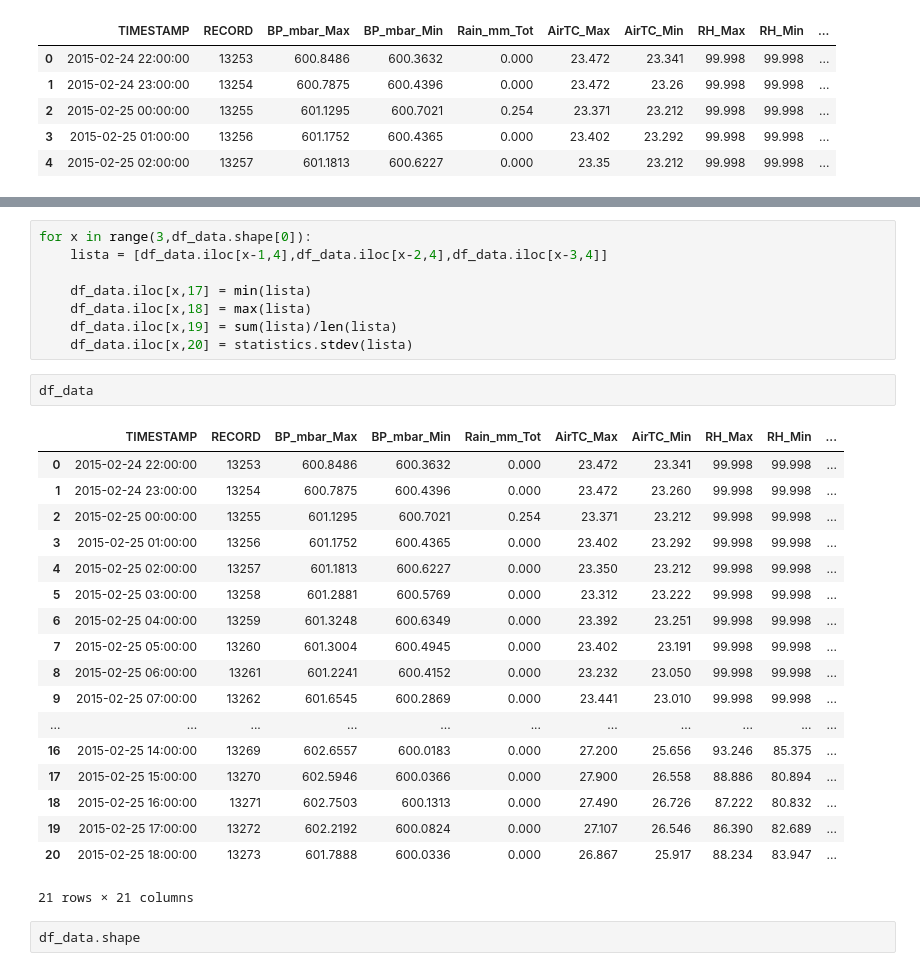
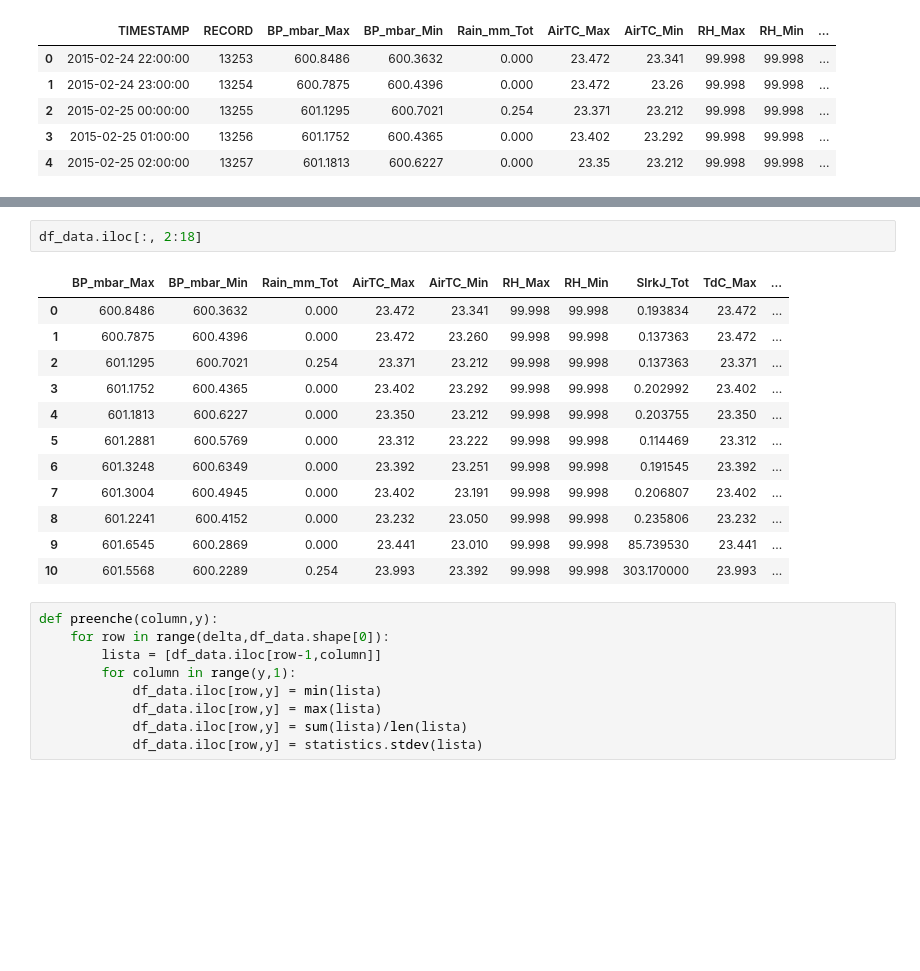
Before and after one commit to Naelia/pibic, a Jupyter notebook: notebooks/Teste.ipynb, the cells around one changed output, grey strips where cells are left out. Drawn from its saved outputs; the diff is of its cells as text; blank space fills up the shorter version.

Commit message:
Criação de novas colunas e preenchendo com os valores das antigas.

```diff
--- a/notebooks/Teste.ipynb
+++ b/notebooks/Teste.ipynb
@@ -83,31 +263,24 @@ df_data
+# %%
+df_data.iloc[:, 2:18]
+# %% [output]
+|  | BP_mbar_Max | BP_mbar_Min | Rain_mm_Tot | AirTC_Max | AirTC_Min | RH_Max | RH_Min | SlrkJ_Tot | TdC_Max | ... |
+| 0 | 600.8486 | 600.3632 | 0.000 | 23.472 | 23.341 | 99.998 | 99.998 | 0.193834 | 23.472 | ... |
+| 1 | 600.7875 | 600.4396 | 0.000 | 23.472 | 23.260 | 99.998 | 99.998 | 0.137363 | 23.472 | ... |
+| 2 | 601.1295 | 600.7021 | 0.254 | 23.371 | 23.212 | 99.998 | 99.998 | 0.137363 | 23.371 | ... |
+| 3 | 601.1752 | 600.4365 | 0.000 | 23.402 | 23.292 | 99.998 | 99.998 | 0.202992 | 23.402 | ... |
+| 4 | 601.1813 | 600.6227 | 0.000 | 23.350 | 23.212 | 99.998 | 99.998 | 0.203755 | 23.350 | ... |
+| 5 | 601.2881 | 600.5769 | 0.000 | 23.312 | 23.222 | 99.998 | 99.998 | 0.114469 | 23.312 | ... |
+| 6 | 601.3248 | 600.6349 | 0.000 | 23.392 | 23.251 | 99.998 | 99.998 | 0.191545 | 23.392 | ... |
+| 7 | 601.3004 | 600.4945 | 0.000 | 23.402 | 23.191 | 99.998 | 99.998 | 0.206807 | 23.402 | ... |
+| 8 | 601.2241 | 600.4152 | 0.000 | 23.232 | 23.050 | 99.998 | 99.998 | 0.235806 | 23.232 | ... |
+| 9 | 601.6545 | 600.2869 | 0.000 | 23.441 | 23.010 | 99.998 | 99.998 | 85.739530 | 23.441 | ... |
+| 10 | 601.5568 | 600.2289 | 0.254 | 23.993 | 23.392 | 99.998 | 99.998 | 303.170000 | 23.993 | ... |
 # %%
-for x in range(3,df_data.shape[0]):
-    lista = [df_data.iloc[x-1,4],df_data.iloc[x-2,4],df_data.iloc[x-3,4]]
-
-    df_data.iloc[x,17] = min(lista)
-    df_data.iloc[x,18] = max(lista)
-    df_data.iloc[x,19] = sum(lista)/len(lista)
-    df_data.iloc[x,20] = statistics.stdev(lista)
+def preenche(column,y):
+    for row in range(delta,df_data.shape[0]):
+        lista = [df_data.iloc[row-1,column]]
+        for column in range(y,1):
+            df_data.iloc[row,y] = min(lista)
+            df_data.iloc[row,y] = max(lista)
+            df_data.iloc[row,y] = sum(lista)/len(lista)
+            df_data.iloc[row,y] = statistics.stdev(lista)
-# %%
-df_data
-# %% [output]
-|  | TIMESTAMP | RECORD | BP_mbar_Max | BP_mbar_Min | Rain_mm_Tot | AirTC_Max | AirTC_Min | RH_Max | RH_Min | ... |
-| 0 | 2015-02-24 22:00:00 | 13253 | 600.8486 | 600.3632 | 0.000 | 23.472 | 23.341 | 99.998 | 99.998 | ... |
-| 1 | 2015-02-24 23:00:00 | 13254 | 600.7875 | 600.4396 | 0.000 | 23.472 | 23.260 | 99.998 | 99.998 | ... |
-| 2 | 2015-02-25 00:00:00 | 13255 | 601.1295 | 600.7021 | 0.254 | 23.371 | 23.212 | 99.998 | 99.998 | ... |
-| 3 | 2015-02-25 01:00:00 | 13256 | 601.1752 | 600.4365 | 0.000 | 23.402 | 23.292 | 99.998 | 99.998 | ... |
-| 4 | 2015-02-25 02:00:00 | 13257 | 601.1813 | 600.6227 | 0.000 | 23.350 | 23.212 | 99.998 | 99.998 | ... |
-| 5 | 2015-02-25 03:00:00 | 13258 | 601.2881 | 600.5769 | 0.000 | 23.312 | 23.222 | 99.998 | 99.998 | ... |
-| 6 | 2015-02-25 04:00:00 | 13259 | 601.3248 | 600.6349 | 0.000 | 23.392 | 23.251 | 99.998 | 99.998 | ... |
-| 7 | 2015-02-25 05:00:00 | 13260 | 601.3004 | 600.4945 | 0.000 | 23.402 | 23.191 | 99.998 | 99.998 | ... |
-| 8 | 2015-02-25 06:00:00 | 13261 | 601.2241 | 600.4152 | 0.000 | 23.232 | 23.050 | 99.998 | 99.998 | ... |
-| 9 | 2015-02-25 07:00:00 | 13262 | 601.6545 | 600.2869 | 0.000 | 23.441 | 23.010 | 99.998 | 99.998 | ... |
-| ... | ... | ... | ... | ... | ... | ... | ... | ... | ... | ... |
-| 16 | 2015-02-25 14:00:00 | 13269 | 602.6557 | 600.0183 | 0.000 | 27.200 | 25.656 | 93.246 | 85.375 | ... |
-| 17 | 2015-02-25 15:00:00 | 13270 | 602.5946 | 600.0366 | 0.000 | 27.900 | 26.558 | 88.886 | 80.894 | ... |
-| 18 | 2015-02-25 16:00:00 | 13271 | 602.7503 | 600.1313 | 0.000 | 27.490 | 26.726 | 87.222 | 80.832 | ... |
-| 19 | 2015-02-25 17:00:00 | 13272 | 602.2192 | 600.0824 | 0.000 | 27.107 | 26.546 | 86.390 | 82.689 | ... |
-| 20 | 2015-02-25 18:00:00 | 13273 | 601.7888 | 600.0336 | 0.000 | 26.867 | 25.917 | 88.234 | 83.947 | ... |
-21 rows × 21 columns
-# %%
-df_data.shape
```
Also changed, not shown: parts of 43 cells of this notebook.
